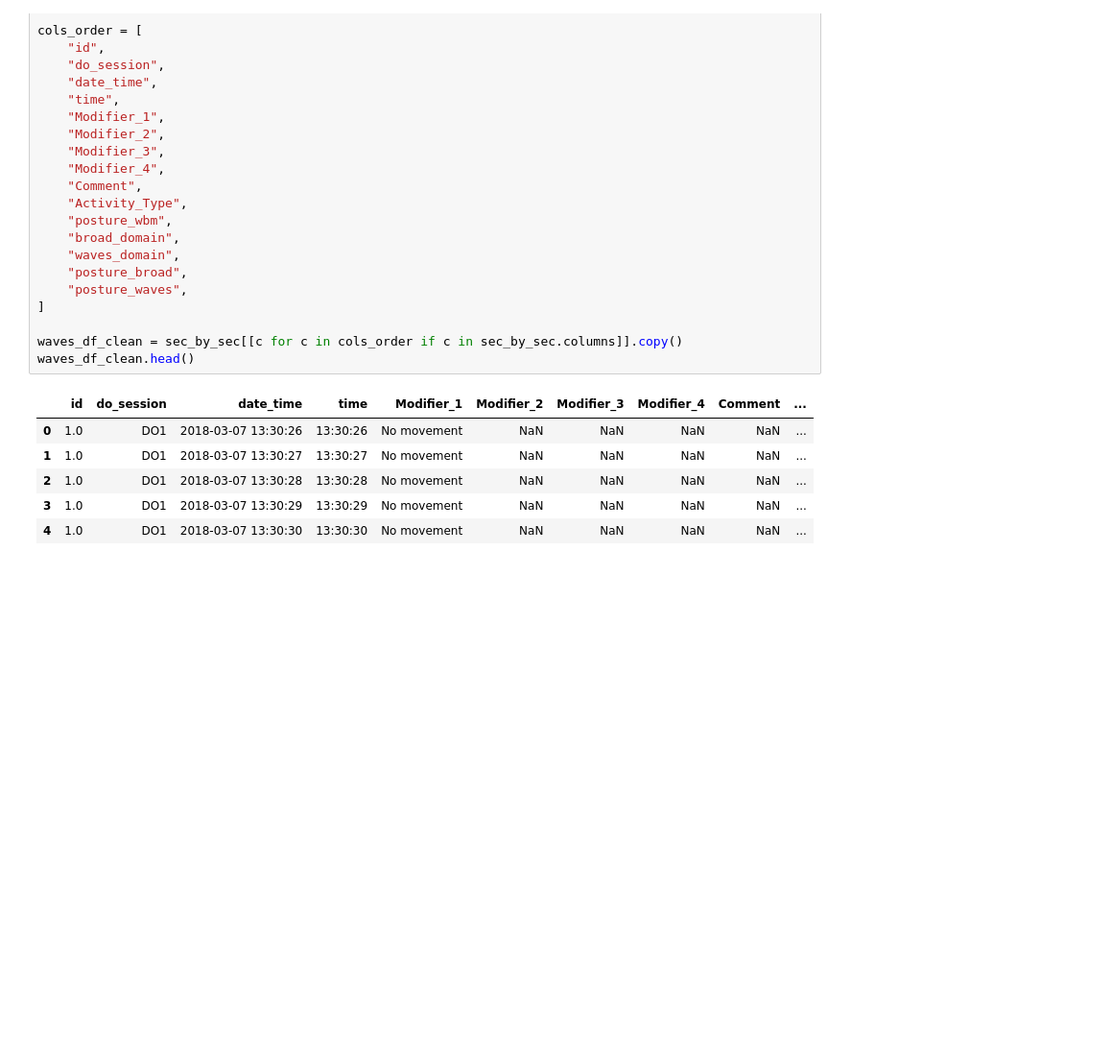
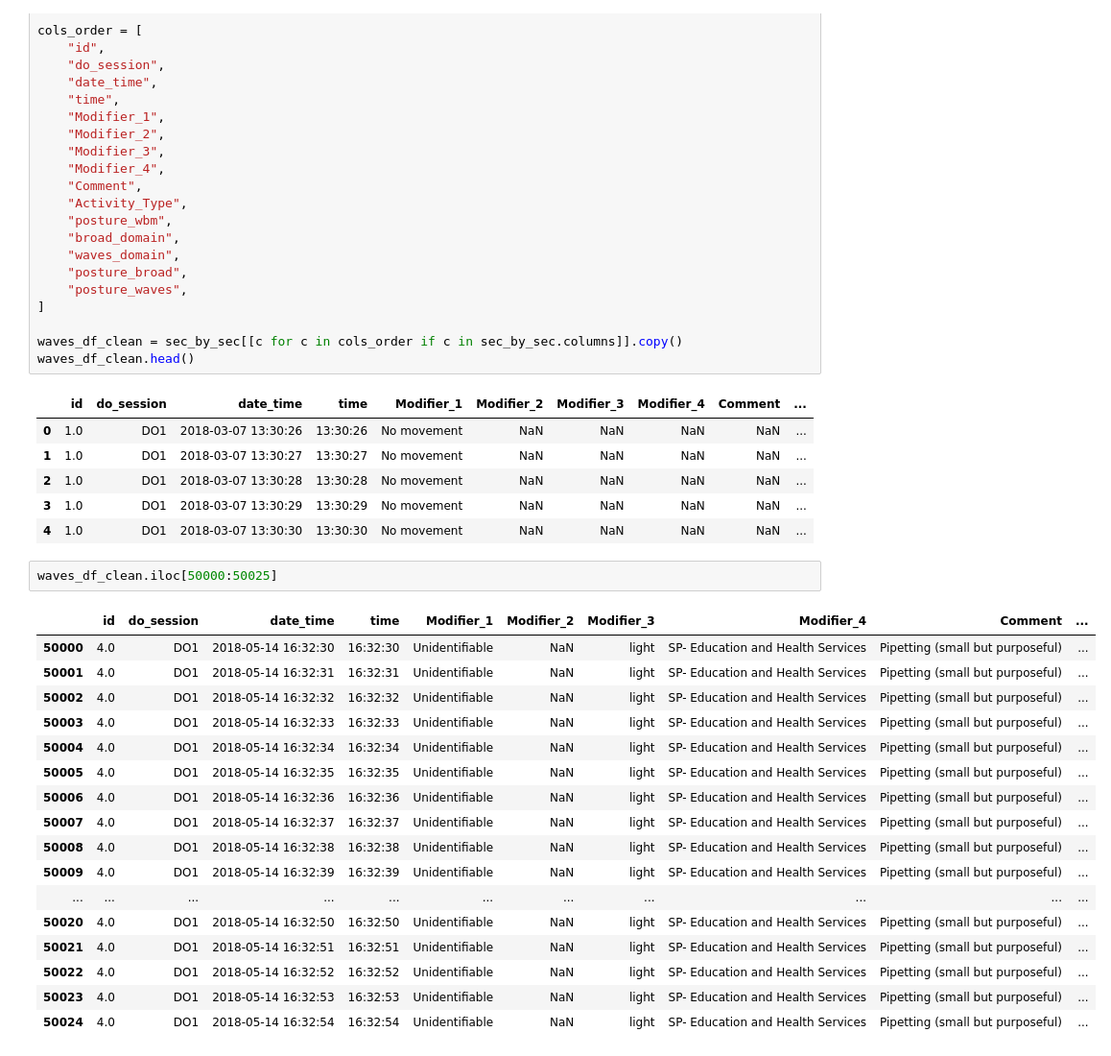
Before and after one commit to CameronWafer/WAVES, a Jupyter notebook: AM Junk/AM_restart1.ipynb, the cells around one changed output. Shown: that part at 96% size. Cells and saved outputs as stored; diff of their text form; blank space fills up the shorter version.

```diff
--- a/AM Junk/AM_restart1.ipynb
+++ b/AM Junk/AM_restart1.ipynb
@@ -528,3 +528,23 @@ waves_df_clean.head()
 | 2 | 1.0 | DO1 | 2018-03-07 13:30:28 | 13:30:28 | No movement | NaN | NaN | NaN | NaN | ... |
 | 3 | 1.0 | DO1 | 2018-03-07 13:30:29 | 13:30:29 | No movement | NaN | NaN | NaN | NaN | ... |
 | 4 | 1.0 | DO1 | 2018-03-07 13:30:30 | 13:30:30 | No movement | NaN | NaN | NaN | NaN | ... |
+# %%
+waves_df_clean.iloc[50000:50025]
+# %% [output]
+|  | id | do_session | date_time | time | Modifier_1 | Modifier_2 | Modifier_3 | Modifier_4 | Comment | ... |
+| 50000 | 4.0 | DO1 | 2018-05-14 16:32:30 | 16:32:30 | Unidentifiable | NaN | light | SP- Education and Health Services | Pipetting (small but purposeful) | ... |
+| 50001 | 4.0 | DO1 | 2018-05-14 16:32:31 | 16:32:31 | Unidentifiable | NaN | light | SP- Education and Health Services | Pipetting (small but purposeful) | ... |
+| 50002 | 4.0 | DO1 | 2018-05-14 16:32:32 | 16:32:32 | Unidentifiable | NaN | light | SP- Education and Health Services | Pipetting (small but purposeful) | ... |
+| 50003 | 4.0 | DO1 | 2018-05-14 16:32:33 | 16:32:33 | Unidentifiable | NaN | light | SP- Education and Health Services | Pipetting (small but purposeful) | ... |
+| 50004 | 4.0 | DO1 | 2018-05-14 16:32:34 | 16:32:34 | Unidentifiable | NaN | light | SP- Education and Health Services | Pipetting (small but purposeful) | ... |
+| 50005 | 4.0 | DO1 | 2018-05-14 16:32:35 | 16:32:35 | Unidentifiable | NaN | light | SP- Education and Health Services | Pipetting (small but purposeful) | ... |
+| 50006 | 4.0 | DO1 | 2018-05-14 16:32:36 | 16:32:36 | Unidentifiable | NaN | light | SP- Education and Health Services | Pipetting (small but purposeful) | ... |
+| 50007 | 4.0 | DO1 | 2018-05-14 16:32:37 | 16:32:37 | Unidentifiable | NaN | light | SP- Education and Health Services | Pipetting (small but purposeful) | ... |
+| 50008 | 4.0 | DO1 | 2018-05-14 16:32:38 | 16:32:38 | Unidentifiable | NaN | light | SP- Education and Health Services | Pipetting (small but purposeful) | ... |
+| 50009 | 4.0 | DO1 | 2018-05-14 16:32:39 | 16:32:39 | Unidentifiable | NaN | light | SP- Education and Health Services | Pipetting (small but purposeful) | ... |
+| ... | ... | ... | ... | ... | ... | ... | ... | ... | ... | ... |
+| 50020 | 4.0 | DO1 | 2018-05-14 16:32:50 | 16:32:50 | Unidentifiable | NaN | light | SP- Education and Health Services | Pipetting (small but purposeful) | ... |
+| 50021 | 4.0 | DO1 | 2018-05-14 16:32:51 | 16:32:51 | Unidentifiable | NaN | light | SP- Education and Health Services | Pipetting (small but purposeful) | ... |
+| 50022 | 4.0 | DO1 | 2018-05-14 16:32:52 | 16:32:52 | Unidentifiable | NaN | light | SP- Education and Health Services | Pipetting (small but purposeful) | ... |
+| 50023 | 4.0 | DO1 | 2018-05-14 16:32:53 | 16:32:53 | Unidentifiable | NaN | light | SP- Education and Health Services | Pipetting (small but purposeful) | ... |
+| 50024 | 4.0 | DO1 | 2018-05-14 16:32:54 | 16:32:54 | Unidentifiable | NaN | light | SP- Education and Health Services | Pipetting (small but purposeful) | ... |
```
Also changed, not shown: 1 other file.
